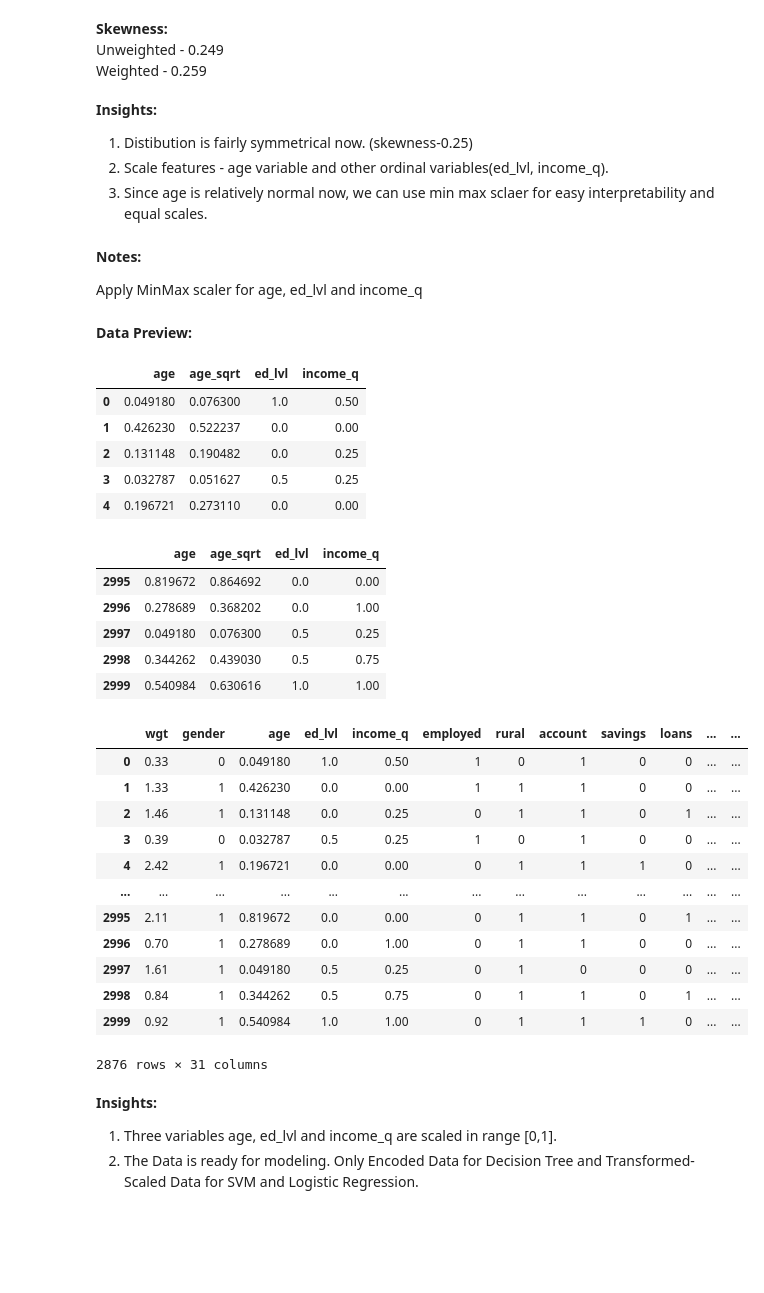
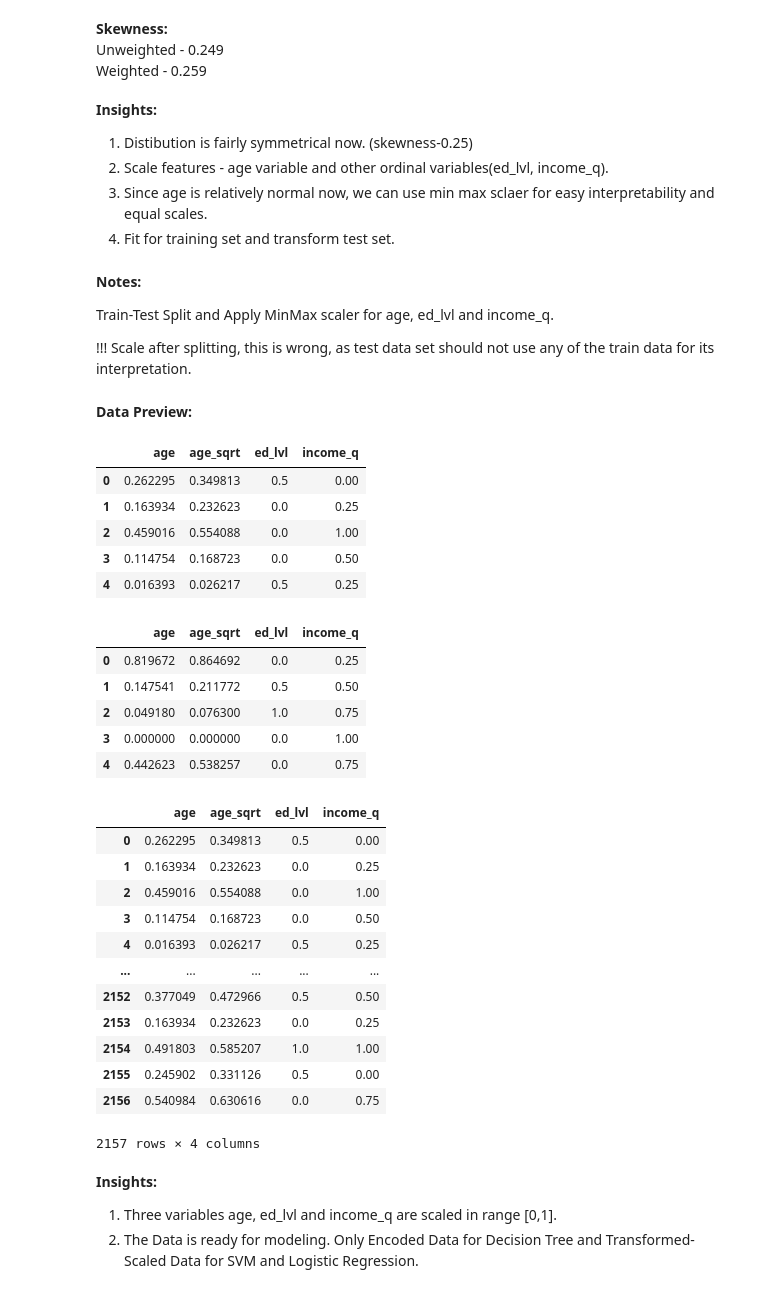
Before and after one commit to PuneethRaavi/ML_Project, a Jupyter notebook: Codes/FeatureEngineering.ipynb, the cells around one changed output. Drawn from its saved outputs; the diff is of its cells as text; code cells hidden in the pictures; blank space fills up the shorter version.

Commit message:
Uploaded Data

```diff
--- a/Codes/FeatureEngineering.ipynb
+++ b/Codes/FeatureEngineering.ipynb
@@ -553,60 +554,67 @@ Weighted - 0.259
 1. Distibution is fairly symmetrical now. (skewness-0.25)
 2. Scale features - age variable and other ordinal variables(ed_lvl, income_q).
 3. Since age is relatively normal now, we can use min max sclaer for easy interpretability and equal scales.
+4. Fit for training set and transform test set.
 # %% [markdown]
 **Notes:**
 
-Apply MinMax scaler for age, ed_lvl and income_q
+Train-Test Split and Apply MinMax scaler for age, ed_lvl and income_q.
+
+!!! Scale after splitting, this is wrong, as test data set should not use any of the train data for its interpretation.
 # %%
 # Scale Fetures (age, ed_lvl, income_q) [MinMax]
 df = transformed_data
-scaled_data = df.copy()
+
+y = df["account"]
 scale_cols = ['age', 'age_sqrt', 'ed_lvl', 'income_q']
 
+trained_data, test_data = train_test_split(transformed_data, test_size = 0.25, random_state = 24, stratify = y)
+
 scaler = MinMaxScaler()
-scaled_data[scale_cols] = scaler.fit_transform(scaled_data[scale_cols])
+trained_data_scaled = pd.DataFrame(scaler.fit_transform(trained_data[scale_cols]), columns=scale_cols)
+test_data_scaled = pd.DataFrame(scaler.transform(test_data[scale_cols]), columns=scale_cols)
 
 display(HTML('<span style="font-weight:bold;">Data Preview:</span>'))
 display(HTML(
     f"""
     <div style="display: flex; gap: 40px;">
         <div>
-            {scaled_data[scale_cols].head().to_html()}
+            {trained_data_scaled[scale_cols].head().to_html()}
         </div>
         <div>
-            {scaled_data[scale_cols].tail().to_html()}
+            {test_data_scaled[scale_cols].head().to_html()}
         </div>
     </div>
     """
 ))
-display(scaled_data)
+display(trained_data_scaled)
 # %% [output]
 Data Preview:
 |  | age | age_sqrt | ed_lvl | income_q |
-| 0 | 0.049180 | 0.076300 | 1.0 | 0.50 |
-| 1 | 0.426230 | 0.522237 | 0.0 | 0.00 |
-| 2 | 0.131148 | 0.190482 | 0.0 | 0.25 |
-| 3 | 0.032787 | 0.051627 | 0.5 | 0.25 |
-| 4 | 0.196721 | 0.273110 | 0.0 | 0.00 |
+| 0 | 0.262295 | 0.349813 | 0.5 | 0.00 |
+| 1 | 0.163934 | 0.232623 | 0.0 | 0.25 |
+| 2 | 0.459016 | 0.554088 | 0.0 | 1.00 |
+| 3 | 0.114754 | 0.168723 | 0.0 | 0.50 |
+| 4 | 0.016393 | 0.026217 | 0.5 | 0.25 |
 |  | age | age_sqrt | ed_lvl | income_q |
-| 2995 | 0.819672 | 0.864692 | 0.0 | 0.00 |
-| 2996 | 0.278689 | 0.368202 | 0.0 | 1.00 |
-| 2997 | 0.049180 | 0.076300 | 0.5 | 0.25 |
-| 2998 | 0.344262 | 0.439030 | 0.5 | 0.75 |
-| 2999 | 0.540984 | 0.630616 | 1.0 | 1.00 |
+| 0 | 0.819672 | 0.864692 | 0.0 | 0.25 |
+| 1 | 0.147541 | 0.211772 | 0.5 | 0.50 |
+| 2 | 0.049180 | 0.076300 | 1.0 | 0.75 |
+| 3 | 0.000000 | 0.000000 | 0.0 | 1.00 |
+| 4 | 0.442623 | 0.538257 | 0.0 | 0.75 |
-|  | wgt | gender | age | ed_lvl | income_q | employed | rural | account | savings | loans | ... | ... |
-| 0 | 0.33 | 0 | 0.049180 | 1.0 | 0.50 | 1 | 0 | 1 | 0 | 0 | ... | ... |
-| 1 | 1.33 | 1 | 0.426230 | 0.0 | 0.00 | 1 | 1 | 1 | 0 | 0 | ... | ... |
-| 2 | 1.46 | 1 | 0.131148 | 0.0 | 0.25 | 0 | 1 | 1 | 0 | 1 | ... | ... |
-| 3 | 0.39 | 0 | 0.032787 | 0.5 | 0.25 | 1 | 0 | 1 | 0 | 0 | ... | ... |
-| 4 | 2.42 | 1 | 0.196721 | 0.0 | 0.00 | 0 | 1 | 1 | 1 | 0 | ... | ... |
-| ... | ... | ... | ... | ... | ... | ... | ... | ... | ... | ... | ... | ... |
-| 2995 | 2.11 | 1 | 0.819672 | 0.0 | 0.00 | 0 | 1 | 1 | 0 | 1 | ... | ... |
-| 2996 | 0.70 | 1 | 0.278689 | 0.0 | 1.00 | 0 | 1 | 1 | 0 | 0 | ... | ... |
-| 2997 | 1.61 | 1 | 0.049180 | 0.5 | 0.25 | 0 | 1 | 0 | 0 | 0 | ... | ... |
-| 2998 | 0.84 | 1 | 0.344262 | 0.5 | 0.75 | 0 | 1 | 1 | 0 | 1 | ... | ... |
-| 2999 | 0.92 | 1 | 0.540984 | 1.0 | 1.00 | 0 | 1 | 1 | 1 | 0 | ... | ... |
+|  | age | age_sqrt | ed_lvl | income_q |
+| 0 | 0.262295 | 0.349813 | 0.5 | 0.00 |
+| 1 | 0.163934 | 0.232623 | 0.0 | 0.25 |
+| 2 | 0.459016 | 0.554088 | 0.0 | 1.00 |
+| 3 | 0.114754 | 0.168723 | 0.0 | 0.50 |
+| 4 | 0.016393 | 0.026217 | 0.5 | 0.25 |
+| ... | ... | ... | ... | ... |
+| 2152 | 0.377049 | 0.472966 | 0.5 | 0.50 |
+| 2153 | 0.163934 | 0.232623 | 0.0 | 0.25 |
+| 2154 | 0.491803 | 0.585207 | 1.0 | 1.00 |
+| 2155 | 0.245902 | 0.331126 | 0.5 | 0.00 |
+| 2156 | 0.540984 | 0.630616 | 0.0 | 0.75 |
-2876 rows × 31 columns
+2157 rows × 4 columns
 # %% [markdown]
 **Insights:**
 1. Three variables age, ed_lvl and income_q are scaled in range [0,1].
```
Also changed, not shown: parts of 5 cells of this notebook, 3 other files.
